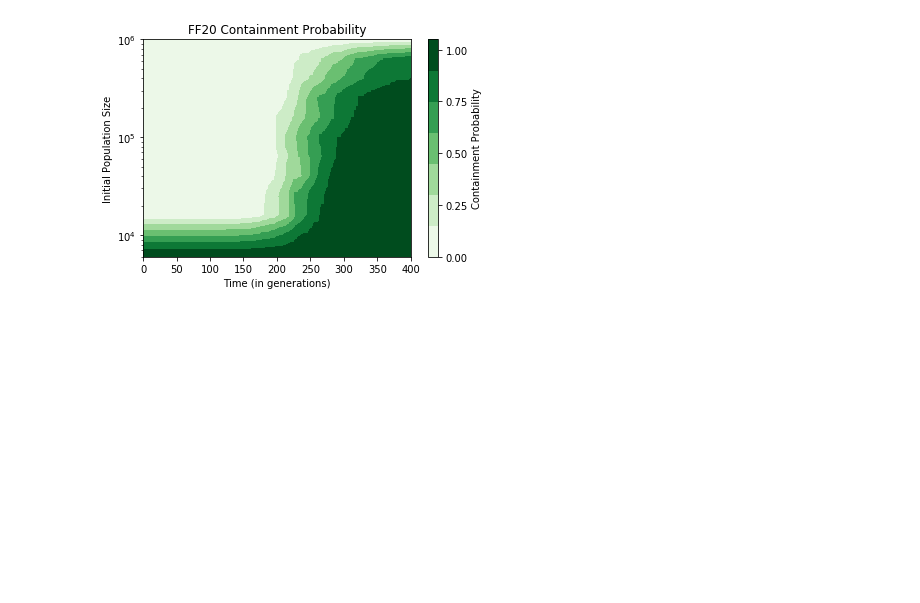
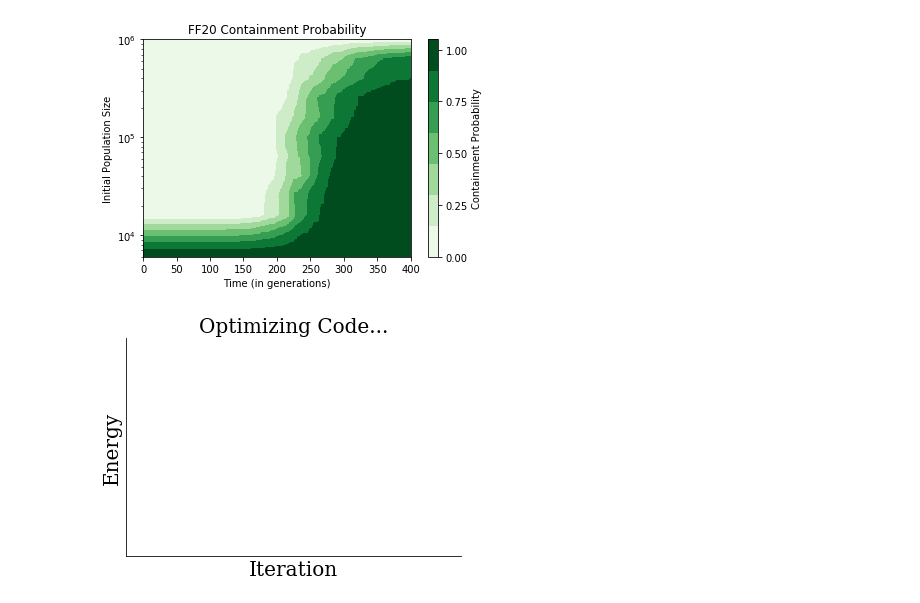
Before and after one commit to EndyLab/codon-tables, a Jupyter notebook: notebooks/sandbox.ipynb, the cells around one changed output. Drawn from its saved outputs; the diff is of its cells as text; code cells hidden in the pictures; blank space fills up the shorter version.

```diff
--- a/notebooks/sandbox.ipynb
+++ b/notebooks/sandbox.ipynb
@@ -262,3 +263,50 @@ plt.savefig('contour_log_inset.svg')
 plt.show()
 # %% [output]
 [figure]
+# %%
+# code optimization video
+sim = tableOptimizer()
+optimizedTable, Ws, Es = sim.GDA()
+
+# set plot characteristics
+labelsize=20
+plt.rc('font', family='serif')
+plt.rc('xtick', labelsize=labelsize)
+plt.rc('ytick', labelsize=labelsize)
+plt.rc('axes', labelsize=labelsize)
+
+# set video characteristics
+fps = 30
+vid_length = 5 # in sec
+tot_frames = fps*vid_length
+
+def framer(nFrame):
+    plt.cla()
+    # adjust frame number to index
+    ind = int(nFrame * (len(Es) / tot_frames))
+    # plot energy up to that point
+    plt.plot(-Es[:ind], '-k')
+    plt.xlim([0, len(Es)])
+    plt.ylim([min(-Es), max(-Es)])
+#     ax.yaxis.grid(False)
+    sns.despine()
+    ax = plt.gca()
+    plt.tick_params(
+        axis='both',          # changes apply to the x-axis
+        which='both',      # both major and minor ticks are affected
+        bottom=False,      # ticks along the bottom edge are off
+        top=False,         # ticks along the top edge are off
+        left=False,
+        labelbottom=False,
+        labelleft=False
+    )
+    plt.xlabel('Iteration')
+    plt.ylabel('Energy')
+    plt.title('Optimizing Code...', fontsize=labelsize)
+
+framer(0)
+fig = plt.gcf()
+anim = animation.FuncAnimation(fig, framer, frames=tot_frames)
+anim.save('test.gif', writer='imagemagick', fps=fps, dpi=300);
+# %% [output]
+[figure, added]
```
Also changed, not shown: parts of 6 cells of this notebook, 1 other file.
